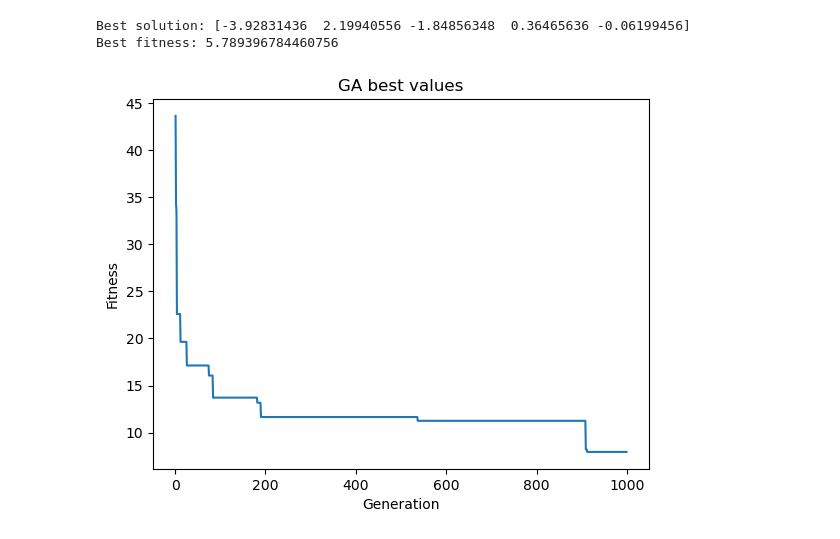
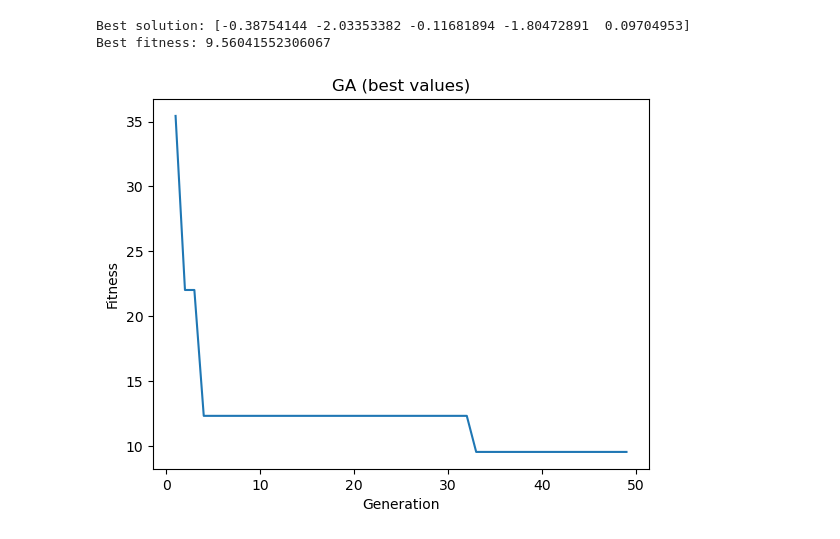
Before and after one commit to ericsiqueira99/SelfOrganizingNetworks, a Jupyter notebook: Simulation Rastrigin.ipynb, the cells around one changed output. Saved outputs shown, nothing was run; the diff lists cells and outputs as text; code cells hidden in the pictures.

```diff
--- a/Simulation Rastrigin.ipynb
+++ b/Simulation Rastrigin.ipynb
@@ -31,7 +59,7 @@ Args:
     mutation_rate: probability of mutation to occour
 """
 class GA:
-    def __init__(self, pop_size, dimensions, generations,mutation_rate = 0.1):
+    def __init__(self, pop_size=100, dimensions=5, generations=50, mutation_rate = 0.1):
         self.pop_size = pop_size
         self.dimensions = dimensions
         self.generations = generations
@@ -71,6 +99,7 @@ class GA:
 
     # Run the algorithm
     def run_genetic_algorithm(self):
+        start_time = time.time()
         best_solution = None
         best_fitness = float('inf')
         top_fitness = []
@@ -90,19 +119,19 @@ class GA:
                 best_solution = self.population[best_idx]
                 best_fitness = fitness_values[best_idx]
 
-        return top_fitness, best_solution, best_fitness
+        return top_fitness, best_solution, best_fitness, time.time() - start_time
 # %%
 # GA results
-ga = GA(pop_size=100, dimensions=5, generations=1000)
-ga_top_fitness, ga_best_solution, ga_best_fitness = ga.run_genetic_algorithm()
+ga = GA()
+ga_top_fitness, ga_best_solution, ga_best_fitness, ga_time = ga.run_genetic_algorithm()
 print("Best solution:", ga_best_solution)
 print("Best fitness:", ga_best_fitness)
 # %% [output]
-Best solution: [-3.92831436  2.19940556 -1.84856348  0.36465636 -0.06199456]
-Best fitness: 5.789396784460756
+Best solution: [-0.38754144 -2.03353382 -0.11681894 -1.80472891  0.09704953]
+Best fitness: 9.56041552306067
 # %%
-plot_evolution(ga_top_fitness, "GA best values")
+plot_evolution(ga_top_fitness, "GA (best values)")
 # %% [output]
-[figure, old version]
+[figure, new version]
 # %% [markdown]
 # PSO
```
Also changed, not shown: parts of 24 cells of this notebook.
